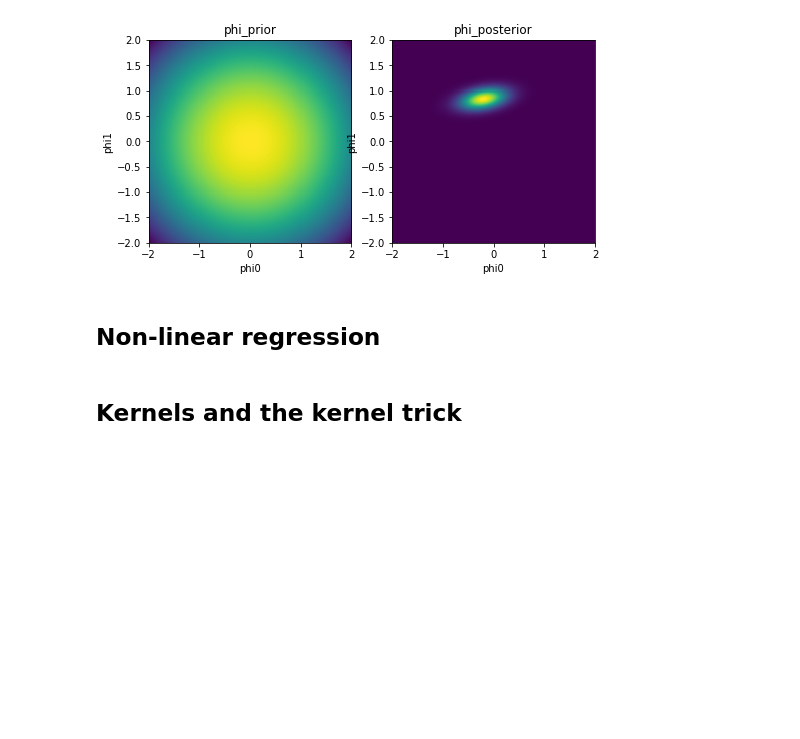
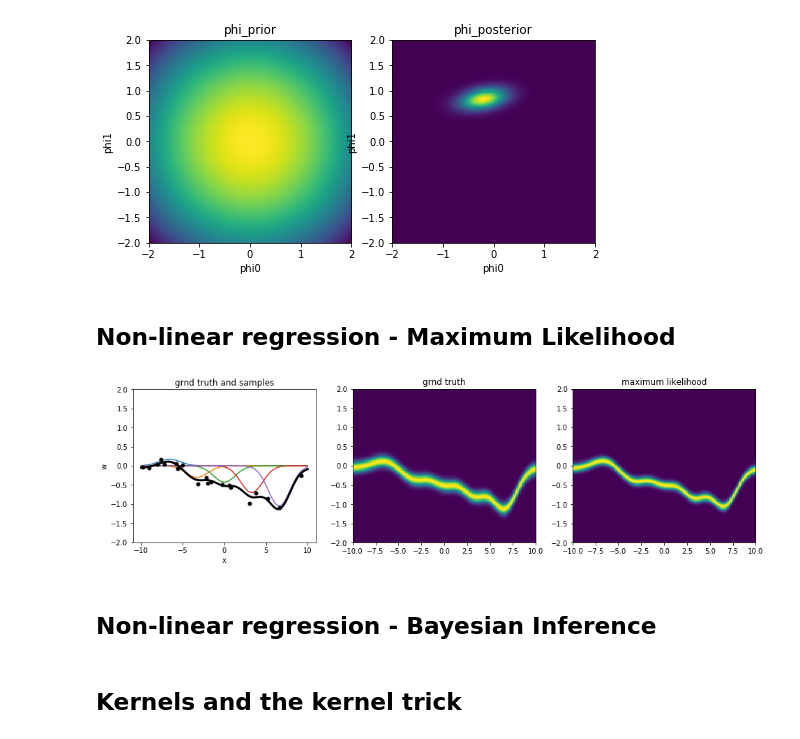
Before and after one commit to kiyomizuhi/machine_learning_scratch_Prince_computer_vision, a Jupyter notebook: scratch/Regression.ipynb, the cells around one changed output. Cells and saved outputs as stored; diff of their text form; code cells hidden in the pictures; blank space fills up the shorter version.

Commit message:
nonlinear regression

```diff
--- a/scratch/Regression.ipynb
+++ b/scratch/Regression.ipynb
@@ -423,4 +424,4 @@ plt.ylabel("phi1")
 <matplotlib.text.Text at 0x...>
 [figure]
 # %% [markdown]
-## Non-linear regression <a class="anchor" id="non-linear-regression"></a>
+## Non-linear regression - Maximum Likelihood <a class="anchor" id="non-linear-regression-ml"></a>
@@ -427,3 +510,39 @@ plt.ylabel("phi1")
+# %%
+ns = 20
+ng = 5
+nx = 101
+
+x_range = np.array([-10., 10.])
+x = np.linspace(-10, 10, nx)
+span = x_range[1] - x_range[0]
+intvl = span / (ng + 1)
+
+lmd, wgt, sg = generate_nice_params(ng, intvl)
+bases, bases_smp, grdtr, cntrs, xs, smp = generate_samples(ng, nx, ns, wgt, lmd, sg, x)
+phi, sge = maximum_likelihood_inference(bases_smp, smp)
+# %%
+plt.rcParams['figure.figsize'] = (16.0, 6.0)
+
+ax1 = plt.subplot(1,3,1)
+plot_samples(x, wgt, bases, grdtr, xs, smp)
+plt.ylim([-2., 2.])
+plt.title('grnd truth and samples')
+
+ax2 = plt.subplot(1,3,2)
+plot_lg_pdf(wgt, sg, cntrs, lmd)
+plt.title('grnd truth')
+
+ax3 = plt.subplot(1,3,3)
+plot_lg_pdf(phi, sge, cntrs, lmd)
+plt.title('maximum likelihood')
+
+ax1.set_aspect(4.6)
+ax2.set_aspect(4.2)
+ax3.set_aspect(4.2)
+# %% [output]
+[figure, added]
+# %% [markdown]
+## Non-linear regression - Bayesian Inference <a class="anchor" id="non-linear-regression-bayes"></a>
 # %% [markdown]
 ## Kernels and the kernel trick <a class="anchor" id="kernel-trick"></a>
 # %% [markdown]
```
Also changed, not shown: parts of 3 cells of this notebook.
